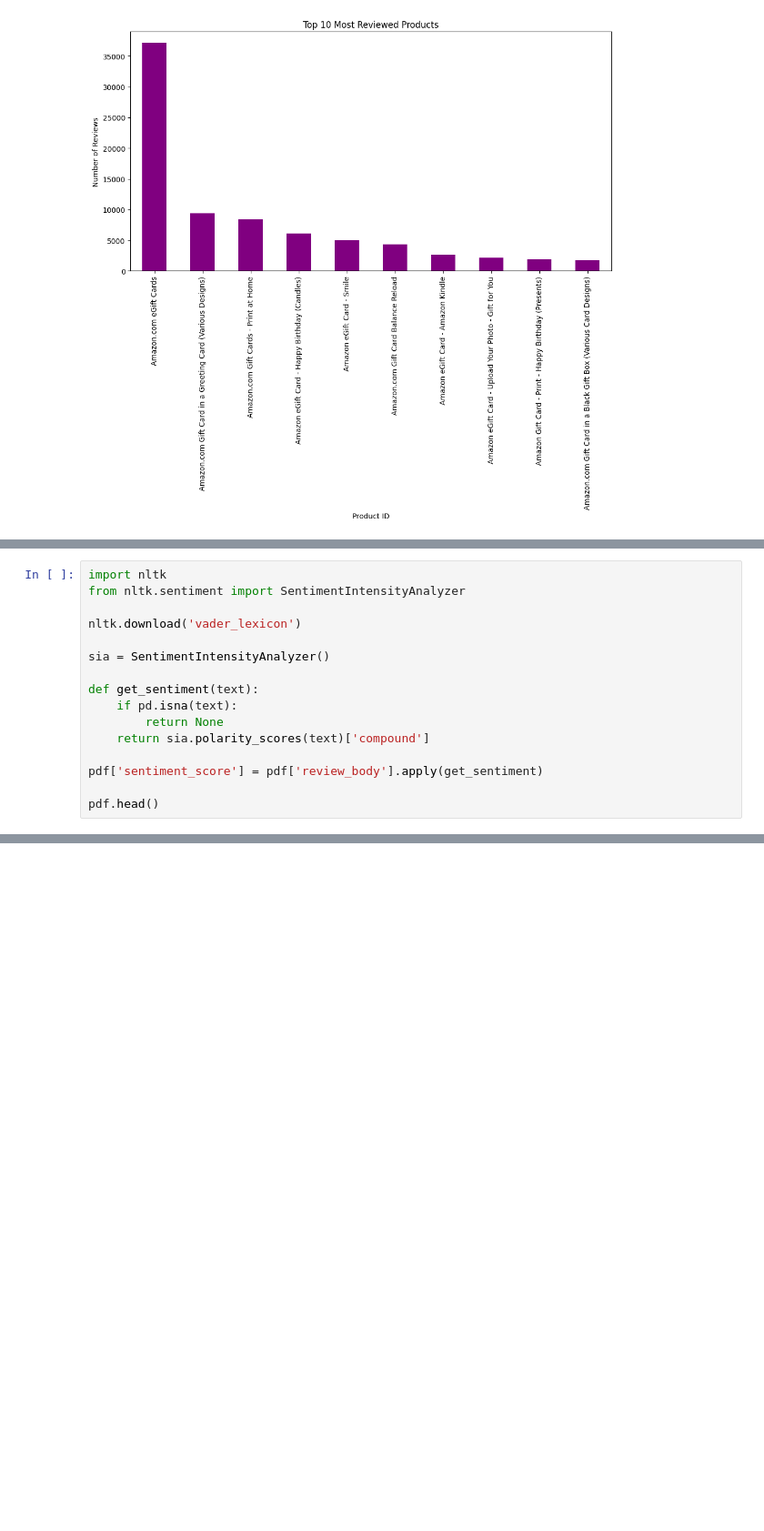
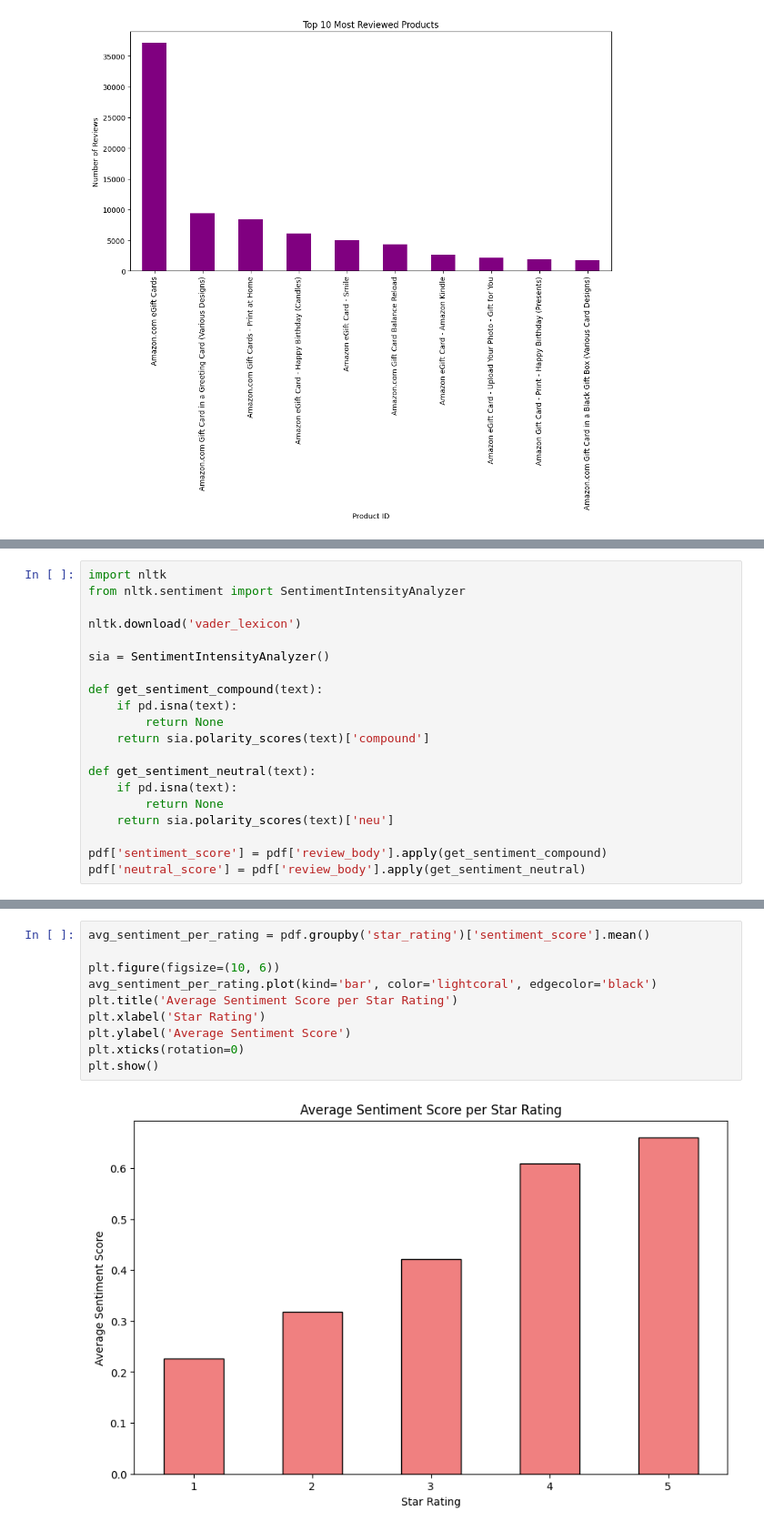
Before and after one commit to ochesanum/Analyse-Amazon-Customer-Reviews, a Jupyter notebook: amazon.ipynb, the cells around one changed output, grey strips where cells are left out. Shown: that part at 91% size. Saved outputs shown, nothing was run; the diff lists cells and outputs as text; blank space fills up the shorter version.

Commit message:
sentiment analysis using Vader lexicon

```diff
--- a/amazon.ipynb
+++ b/amazon.ipynb
@@ -204,14 +206,18 @@ nltk.download('vader_lexicon')
 
 sia = SentimentIntensityAnalyzer()
 
-def get_sentiment(text):
+def get_sentiment_compound(text):
     if pd.isna(text):
         return None
     return sia.polarity_scores(text)['compound']
 
-pdf['sentiment_score'] = pdf['review_body'].apply(get_sentiment)
+def get_sentiment_neutral(text):
+    if pd.isna(text):
+        return None
+    return sia.polarity_scores(text)['neu']
 
-pdf.head()
+pdf['sentiment_score'] = pdf['review_body'].apply(get_sentiment_compound)
+pdf['neutral_score'] = pdf['review_body'].apply(get_sentiment_neutral)
 # %% [output]
 [nltk_data] Downloading package vader_lexicon to
 [nltk_data]     C:\Users\Mihnea\AppData\Roaming\nltk_data...
@@ -223,3 +229,15 @@ pdf.head()
 | 2015-08-31 | US | 861463 | R1HVYBSKLQJI5S | B00IX1I3G6 | 926539283 | Amazon.com Gift Card Balance Reload | Gift Card | ... |
 | 2015-08-31 | US | 25283295 | R2HAXF0IIYQBIR | B00IX1I3G6 | 926539283 | Amazon.com Gift Card Balance Reload | Gift Card | ... |
 | 2015-08-31 | US | 397970 | RNYLPX611NB7Q | B005ESMGV4 | 379368939 | Amazon.com Gift Cards, Pack of 3 ... | Gift Card | ... |
+# %%
+avg_sentiment_per_rating = pdf.groupby('star_rating')['sentiment_score'].mean()
+
+plt.figure(figsize=(10, 6))
+avg_sentiment_per_rating.plot(kind='bar', color='lightcoral', edgecolor='black')
+plt.title('Average Sentiment Score per Star Rating')
+plt.xlabel('Star Rating')
+plt.ylabel('Average Sentiment Score')
+plt.xticks(rotation=0)
+plt.show()
+# %% [output]
+[figure, added]
```
Also changed, not shown: parts of 5 cells of this notebook.
